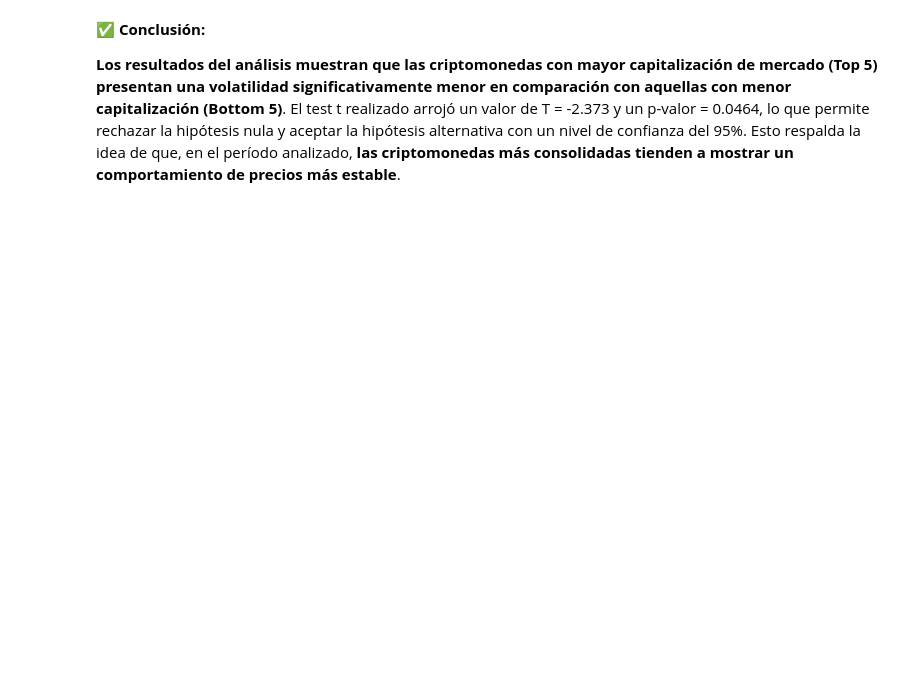
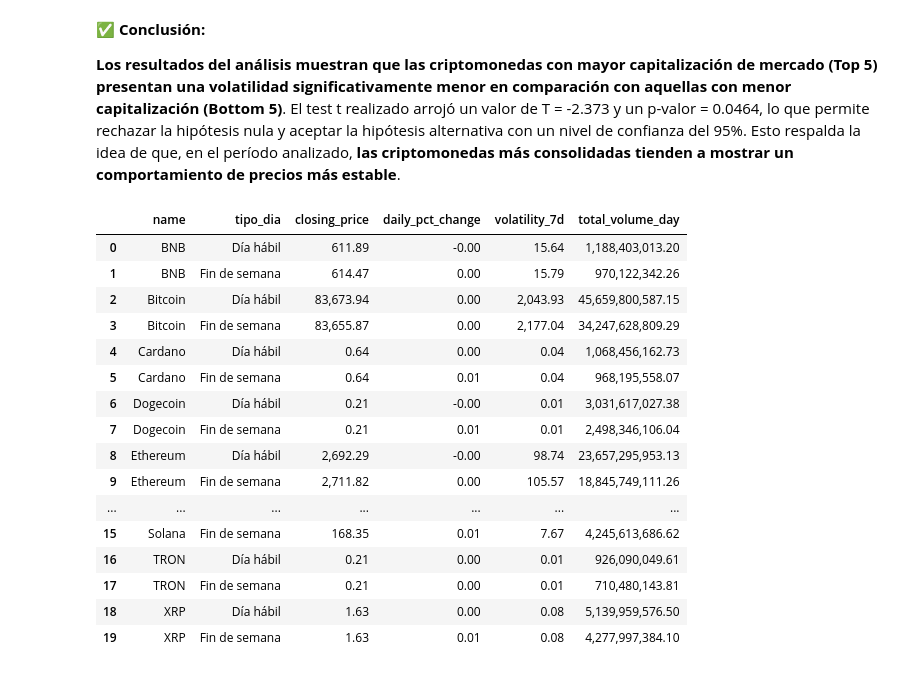
Before and after one commit to TraversaOlazabal/Data-Science-2---ML, a Jupyter notebook: CriptoAnalytics_AlejandroTraversaOlazabal.ipynb, the cells around one changed output. Saved outputs shown, nothing was run; the diff lists cells and outputs as text; code cells hidden in the pictures; blank space fills up the shorter version.

```diff
--- a/CriptoAnalytics_AlejandroTraversaOlazabal.ipynb
+++ b/CriptoAnalytics_AlejandroTraversaOlazabal.ipynb
@@ -1609,3 +1610,48 @@ plt.show()
 **Los resultados del análisis muestran que las criptomonedas con mayor capitalización de mercado (Top 5) presentan una volatilidad significativamente menor en comparación con aquellas con menor capitalización (Bottom 5)**.
 El test t realizado arrojó un valor de T = -2.373 y un p-valor = 0.0464, lo que permite rechazar la hipótesis nula y aceptar la hipótesis alternativa con un nivel de confianza del 95%.
 Esto respalda la idea de que, en el período analizado, **las criptomonedas más consolidadas tienden a mostrar un comportamiento de precios más estable**.
+# %%
+import seaborn as sns
+import matplotlib.pyplot as plt
+import pandas as pd
+
+# Creamos una copia para evitar modificar el original
+df = df_merged.copy()
+
+# Creamos una columna más legible para tipo de día
+df['tipo_dia'] = df['is_weekend'].map({True: 'Fin de semana', False: 'Día hábil'})
+
+# Agrupamos por criptomoneda y tipo de día
+df_grouped = df.groupby(['name', 'tipo_dia']).agg({
+    'closing_price': 'mean',
+    'daily_pct_change': 'mean',
+    'volatility_7d': 'mean',
+    'total_volume_day': 'mean'
+}).reset_index()
+# %%
+# Opcional: ajustar formato numérico
+pd.options.display.float_format = '{:,.2f}'.format
+
+# Ordenar por criptomoneda y tipo de día (para que Días hábiles aparezcan primero)
+df_grouped = df_grouped.sort_values(by=['name', 'tipo_dia'])
+
+# Mostrar tabla con los valores clave
+df_grouped[['name', 'tipo_dia', 'closing_price', 'daily_pct_change', 'volatility_7d', 'total_volume_day']]
+# %% [output]
+|  | name | tipo_dia | closing_price | daily_pct_change | volatility_7d | total_volume_day |
+| 0 | BNB | Día hábil | 611.89 | -0.00 | 15.64 | 1,188,403,013.20 |
+| 1 | BNB | Fin de semana | 614.47 | 0.00 | 15.79 | 970,122,342.26 |
+| 2 | Bitcoin | Día hábil | 83,673.94 | 0.00 | 2,043.93 | 45,659,800,587.15 |
+| 3 | Bitcoin | Fin de semana | 83,655.87 | 0.00 | 2,177.04 | 34,247,628,809.29 |
+| 4 | Cardano | Día hábil | 0.64 | 0.00 | 0.04 | 1,068,456,162.73 |
+| 5 | Cardano | Fin de semana | 0.64 | 0.01 | 0.04 | 968,195,558.07 |
+| 6 | Dogecoin | Día hábil | 0.21 | -0.00 | 0.01 | 3,031,617,027.38 |
+| 7 | Dogecoin | Fin de semana | 0.21 | 0.01 | 0.01 | 2,498,346,106.04 |
+| 8 | Ethereum | Día hábil | 2,692.29 | -0.00 | 98.74 | 23,657,295,953.13 |
+| 9 | Ethereum | Fin de semana | 2,711.82 | 0.00 | 105.57 | 18,845,749,111.26 |
+| ... | ... | ... | ... | ... | ... | ... |
+| 15 | Solana | Fin de semana | 168.35 | 0.01 | 7.67 | 4,245,613,686.62 |
+| 16 | TRON | Día hábil | 0.21 | 0.00 | 0.01 | 926,090,049.61 |
+| 17 | TRON | Fin de semana | 0.21 | 0.00 | 0.01 | 710,480,143.81 |
+| 18 | XRP | Día hábil | 1.63 | 0.00 | 0.08 | 5,139,959,576.50 |
+| 19 | XRP | Fin de semana | 1.63 | 0.01 | 0.08 | 4,277,997,384.10 |
```
Also changed, not shown: parts of 22 cells of this notebook.
